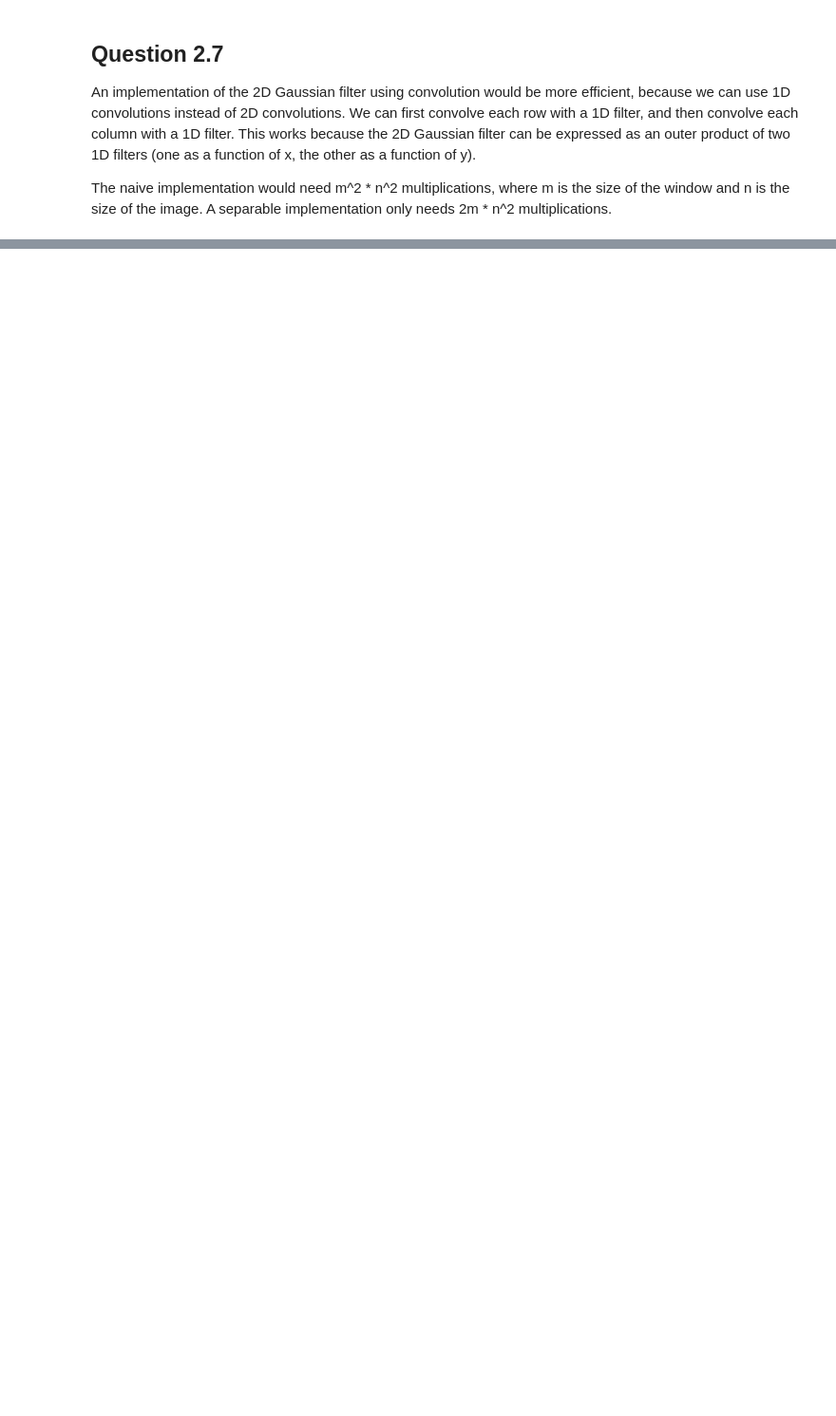
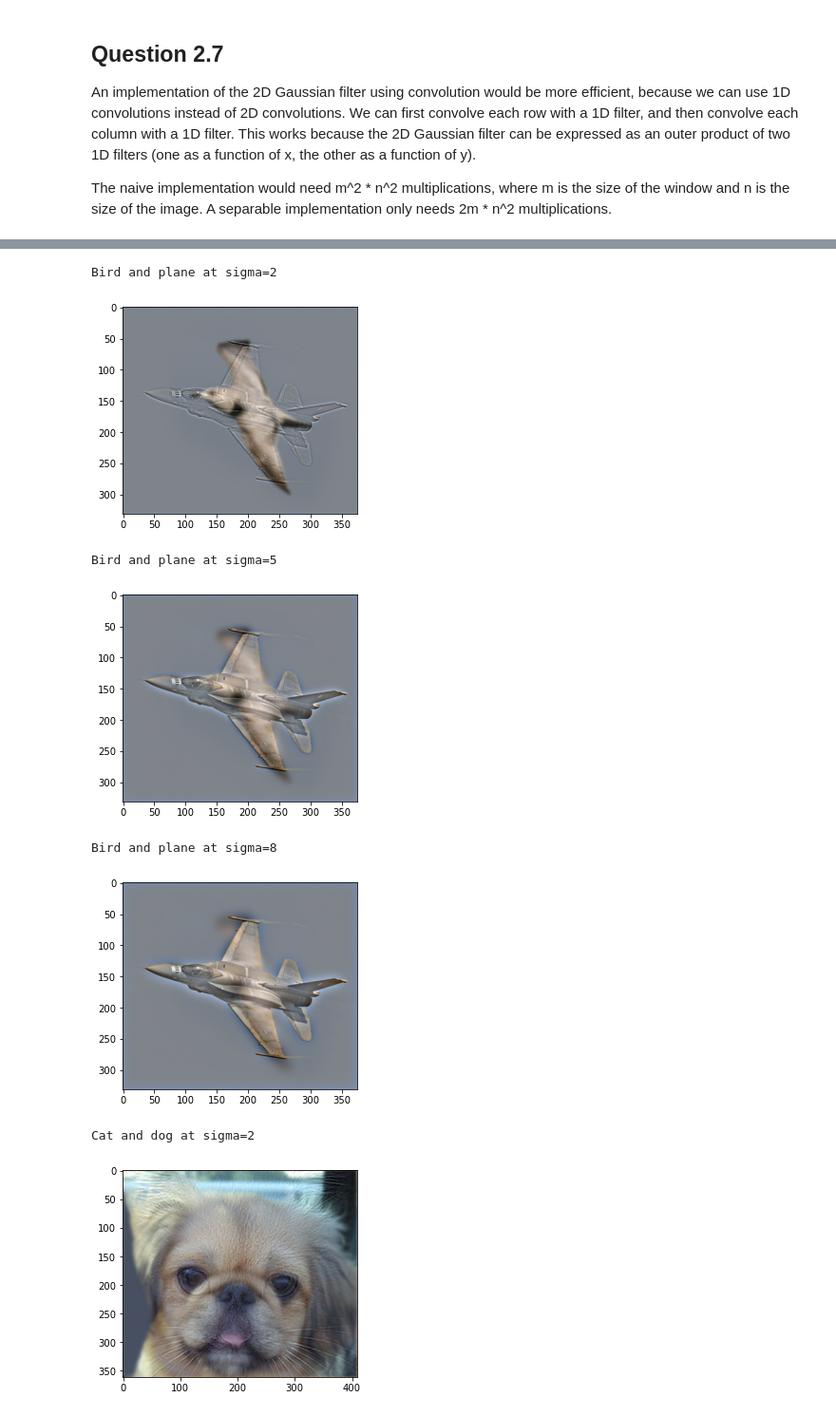
Before and after one commit to ricky-ma/CPSC425-Computer-Vision, a Jupyter notebook: A1/Assignment1.ipynb, the cells around one changed output, grey strips where cells are left out. Shown at 95% size. Cells and saved outputs as stored; diff of their text form; code cells hidden in the pictures; blank space fills up the shorter version.

```diff
--- a/A1/Assignment1.ipynb
+++ b/A1/Assignment1.ipynb
@@ -231,0 +238,45 @@ print(gauss2d(1))
+# %%
+def merge_images(im1_path, im2_path, sigma):
+    im_a = cv2.imread(im1_path)
+    im_a = cv2.cvtColor(im_a, cv2.COLOR_BGR2RGB)
+    im_b = cv2.imread(im2_path)
+    im_b = cv2.cvtColor(im_b, cv2.COLOR_BGR2RGB)
+
+    low_freq_im_a = blur_color_img(im_a, sigma)
+    low_freq_im_b = blur_color_img(im_b, sigma)
+    high_freq_im = im_b - low_freq_im_b
+    hybrid_image = np.clip(high_freq_im + low_freq_im_a, 0, 255)
+    return hybrid_image
+
+for sigma in [2,5,8]:
+    print("Bird and plane at sigma={}".format(sigma))
+    hybrid_image = merge_images("images/4a_bird.bmp", "images/4b_plane.bmp", sigma)
+    plt.imshow(hybrid_image)
+    plt.show()
+
+for sigma in [2,5,8]:
+    print("Cat and dog at sigma={}".format(sigma))
+    hybrid_image = merge_images("images/0b_dog.bmp", "images/0a_cat.bmp", sigma)
+    plt.imshow(hybrid_image)
+    plt.show()
+
+for sigma in [2,5,8]:
+    print("Bike and motorcycle at sigma={}".format(sigma))
+    hybrid_image = merge_images("images/3a_fish.bmp", "images/3b_submarine.bmp", sigma)
+    plt.imshow(hybrid_image)
+    plt.show()
+
+for sigma in [2,5,8]:
+    print("Einstein and Marilyn at sigma={}".format(sigma))
+    hybrid_image = merge_images("images/2a_einstein.bmp", "images/2b_marilyn.bmp", sigma)
+    plt.imshow(hybrid_image)
+    plt.show()
+# %% [output]
+Bird and plane at sigma=2
+[figure, added]
+Bird and plane at sigma=5
+[figure, added]
+Bird and plane at sigma=8
+[figure, added]
+Cat and dog at sigma=2
+[figure, added]
```
Also changed, not shown: parts of 30 cells of this notebook, 15 other files.
